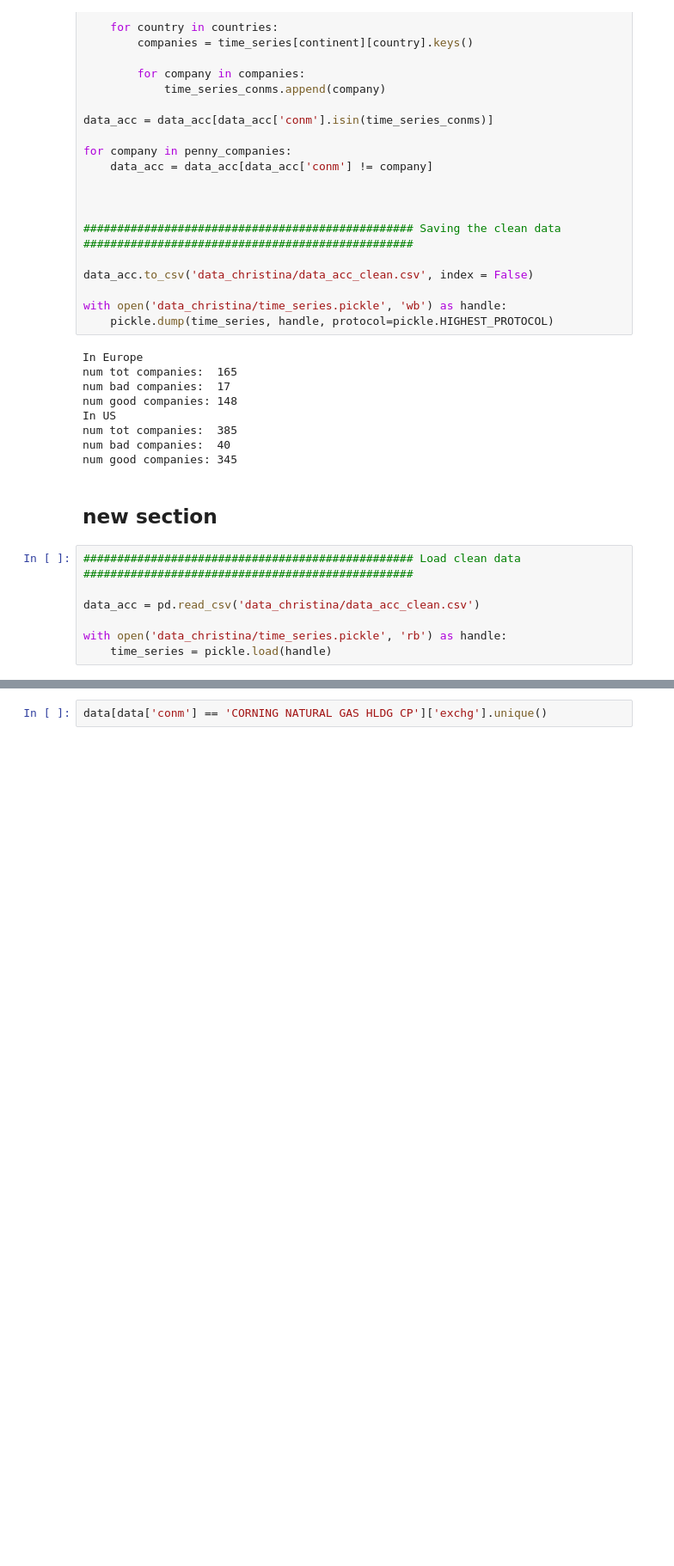
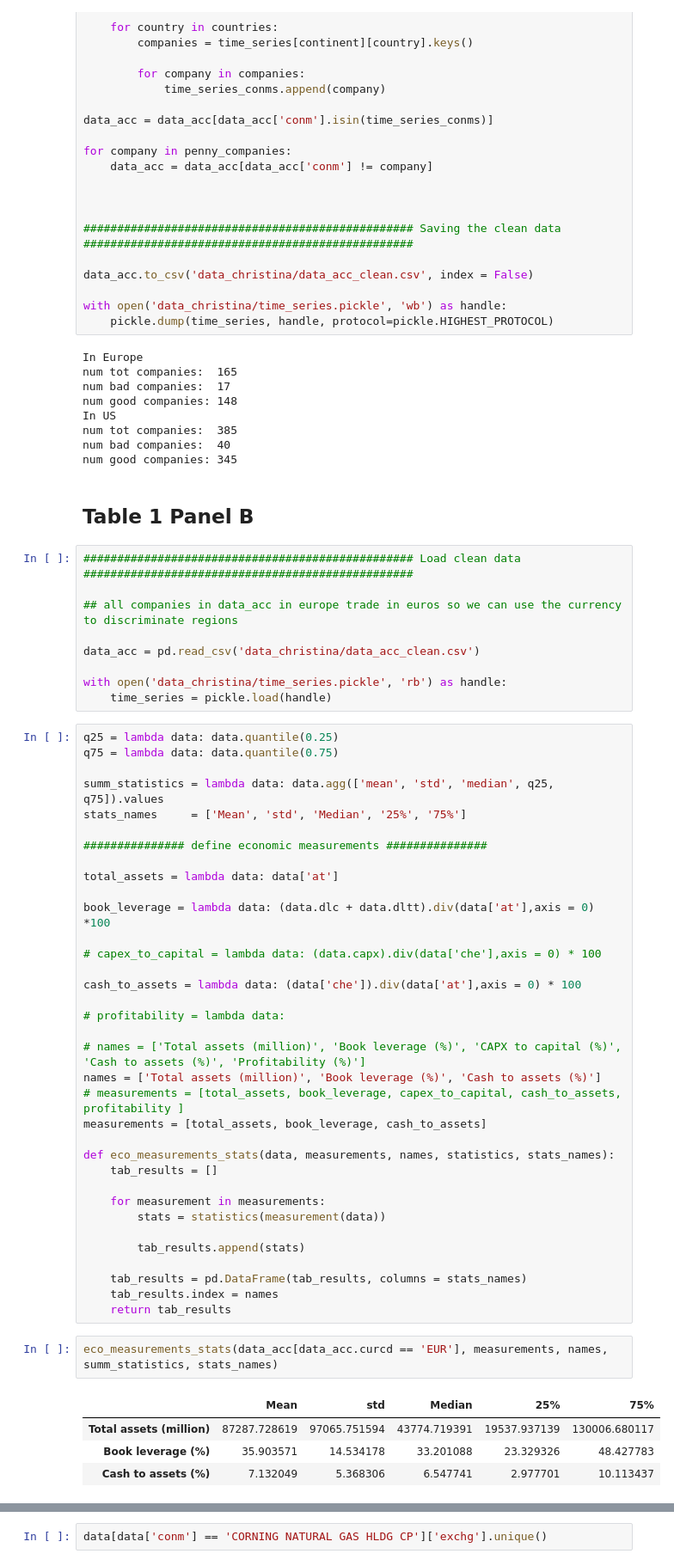
Before and after one commit to igseg/power_markets, a Jupyter notebook: companies_analysis.ipynb, the cells around one changed output, grey strips where cells are left out. Shown at 86% size. Cells and saved outputs as stored; diff of their text form; blank space fills up the shorter version.

Commit message:
measurements statistics

```diff
--- a/companies_analysis.ipynb
+++ b/companies_analysis.ipynb
@@ -244,11 +244,55 @@ num tot companies:  385
 num bad companies:  40
 num good companies: 345
 # %% [markdown]
-## new section
+## Table 1 Panel B
 # %%
 ################################################# Load clean data #################################################
+
+## all companies in data_acc in europe trade in euros so we can use the currency to discriminate regions
 
 data_acc = pd.read_csv('data_christina/data_acc_clean.csv')
 
 with open('data_christina/time_series.pickle', 'rb') as handle:
     time_series = pickle.load(handle)
+# %%
+q25 = lambda data: data.quantile(0.25)
+q75 = lambda data: data.quantile(0.75)
+
+summ_statistics = lambda data: data.agg(['mean', 'std', 'median', q25, q75]).values
+stats_names     = ['Mean', 'std', 'Median', '25%', '75%']
+
+############### define economic measurements ###############
+
+total_assets = lambda data: data['at']
+
+book_leverage = lambda data: (data.dlc + data.dltt).div(data['at'],axis = 0) *100
+
+# capex_to_capital = lambda data: (data.capx).div(data['che'],axis = 0) * 100
+
+cash_to_assets = lambda data: (data['che']).div(data['at'],axis = 0) * 100
+
+# profitability = lambda data:
+
+# names = ['Total assets (million)', 'Book leverage (%)', 'CAPX to capital (%)', 'Cash to assets (%)', 'Profitability (%)']
+names = ['Total assets (million)', 'Book leverage (%)', 'Cash to assets (%)']
+# measurements = [total_assets, book_leverage, capex_to_capital, cash_to_assets, profitability ]
+measurements = [total_assets, book_leverage, cash_to_assets]
+
+def eco_measurements_stats(data, measurements, names, statistics, stats_names):
+    tab_results = []
+
+    for measurement in measurements:
+        stats = statistics(measurement(data))
+
+        tab_results.append(stats)
+
+    tab_results = pd.DataFrame(tab_results, columns = stats_names)
+    tab_results.index = names
+    return tab_results
+# %%
+eco_measurements_stats(data_acc[data_acc.curcd == 'EUR'], measurements, names, summ_statistics, stats_names)
+# %% [output]
+|  | Mean | std | Median | 25% | 75% |
+| Total assets (million) | 87287.728619 | 97065.751594 | 43774.719391 | 19537.937139 | 130006.680117 |
+| Book leverage (%) | 35.903571 | 14.534178 | 33.201088 | 23.329326 | 48.427783 |
+| Cash to assets (%) | 7.132049 | 5.368306 | 6.547741 | 2.977701 | 10.113437 |
```
Also changed, not shown: parts of 4 cells of this notebook.
